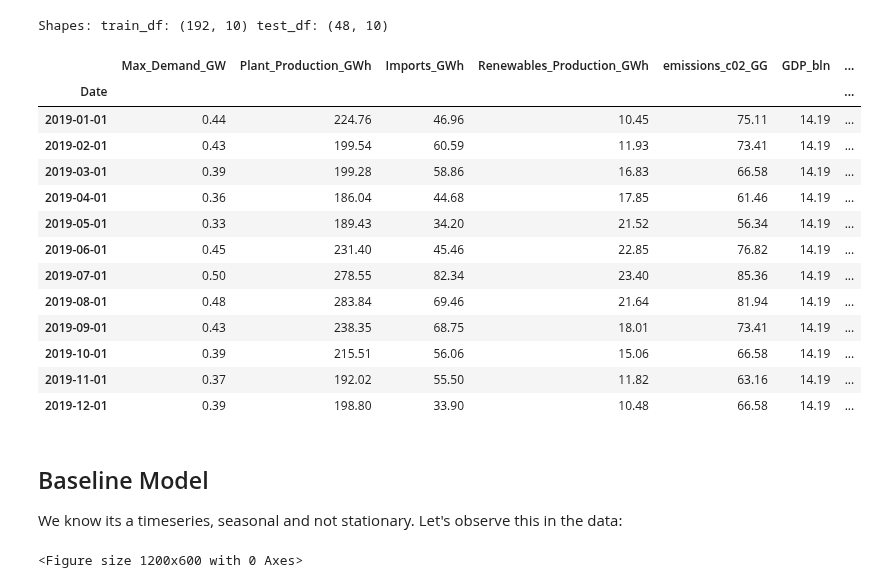
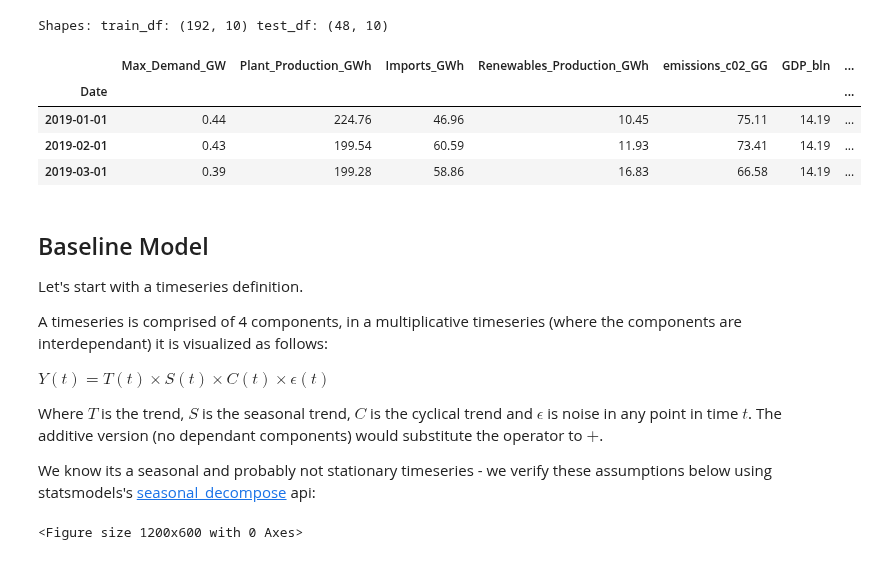
Before and after one commit to ATECO-malta/applied_ml_assignment, a Jupyter notebook: nn_model.ipynb, the cells around one changed output. Cells and saved outputs as stored; diff of their text form; code cells hidden in the pictures.

```diff
--- a/nn_model.ipynb
+++ b/nn_model.ipynb
@@ -15,46 +38,39 @@ Apriori knowledge:
 # %%
 from datetime import datetime
 import numpy as np
 import pandas as pd
-
-
 import matplotlib.pyplot as plt
 
-
 DATA_PATH = "./data"
-
-
 END_DATE = datetime(2022, 12, 31)
-
-train_df = pd.read_csv(f"{DATA_PATH}/train_data.csv", index_col=0, parse_dates=True)
-test_df = pd.read_csv(f"{DATA_PATH}/test_data.csv", index_col=0, parse_dates=True)
+train_df = pd.read_csv(f"{DATA_PATH}/train_data.csv",
+                       index_col=0, parse_dates=True)
+test_df = pd.read_csv(f"{DATA_PATH}/test_data.csv",
+                      index_col=0, parse_dates=True)
 test_df = test_df[test_df.index <= END_DATE]
-
 
 print(f"Shapes: train_df: {train_df.shape} test_df: {test_df.shape}")
 
-
-test_df.head(12)
+test_df.head(3)
 # %% [output]
 Shapes: train_df: (192, 10) test_df: (48, 10)
 |  | Max_Demand_GW | Plant_Production_GWh | Imports_GWh | Renewables_Production_GWh | emissions_c02_GG | GDP_bln | ... |
 | Date |  |  |  |  |  |  | ... |
 | 2019-01-01 | 0.44 | 224.76 | 46.96 | 10.45 | 75.11 | 14.19 | ... |
 | 2019-02-01 | 0.43 | 199.54 | 60.59 | 11.93 | 73.41 | 14.19 | ... |
 | 2019-03-01 | 0.39 | 199.28 | 58.86 | 16.83 | 66.58 | 14.19 | ... |
-| 2019-04-01 | 0.36 | 186.04 | 44.68 | 17.85 | 61.46 | 14.19 | ... |
-| 2019-05-01 | 0.33 | 189.43 | 34.20 | 21.52 | 56.34 | 14.19 | ... |
-| 2019-06-01 | 0.45 | 231.40 | 45.46 | 22.85 | 76.82 | 14.19 | ... |
-| 2019-07-01 | 0.50 | 278.55 | 82.34 | 23.40 | 85.36 | 14.19 | ... |
-| 2019-08-01 | 0.48 | 283.84 | 69.46 | 21.64 | 81.94 | 14.19 | ... |
-| 2019-09-01 | 0.43 | 238.35 | 68.75 | 18.01 | 73.41 | 14.19 | ... |
-| 2019-10-01 | 0.39 | 215.51 | 56.06 | 15.06 | 66.58 | 14.19 | ... |
-| 2019-11-01 | 0.37 | 192.02 | 55.50 | 11.82 | 63.16 | 14.19 | ... |
-| 2019-12-01 | 0.39 | 198.80 | 33.90 | 10.48 | 66.58 | 14.19 | ... |
-# %% [markdown]
-## Baseline Model
-
-We know its a timeseries, seasonal and not stationary. Let's observe this in the data:
+# %% [markdown]
+## Baseline Model
+
+Let's start with a timeseries definition.
+
+A timeseries is comprised of 4 components, in a multiplicative timeseries (where the components are interdependant) it is visualized as follows:
+
+$Y(t)=T(t)×S(t)×C(t)×\epsilon(t)$
+
+Where $T$ is the trend, $S$ is the seasonal trend, $C$ is the cyclical trend and $\epsilon$ is noise in any point in time $t$. The additive version (no dependant components) would substitute the operator to $+$.
+
+We know its a seasonal and probably not stationary timeseries - we verify these assumptions below using statsmodels's [seasonal_decompose](https://www.statsmodels.org/dev/generated/statsmodels.tsa.seasonal.seasonal_decompose.html) api:
 # %%
 import statsmodels.api as sm
 from statsmodels.tsa.seasonal import seasonal_decompose
```
Also changed, not shown: parts of 27 cells of this notebook.
